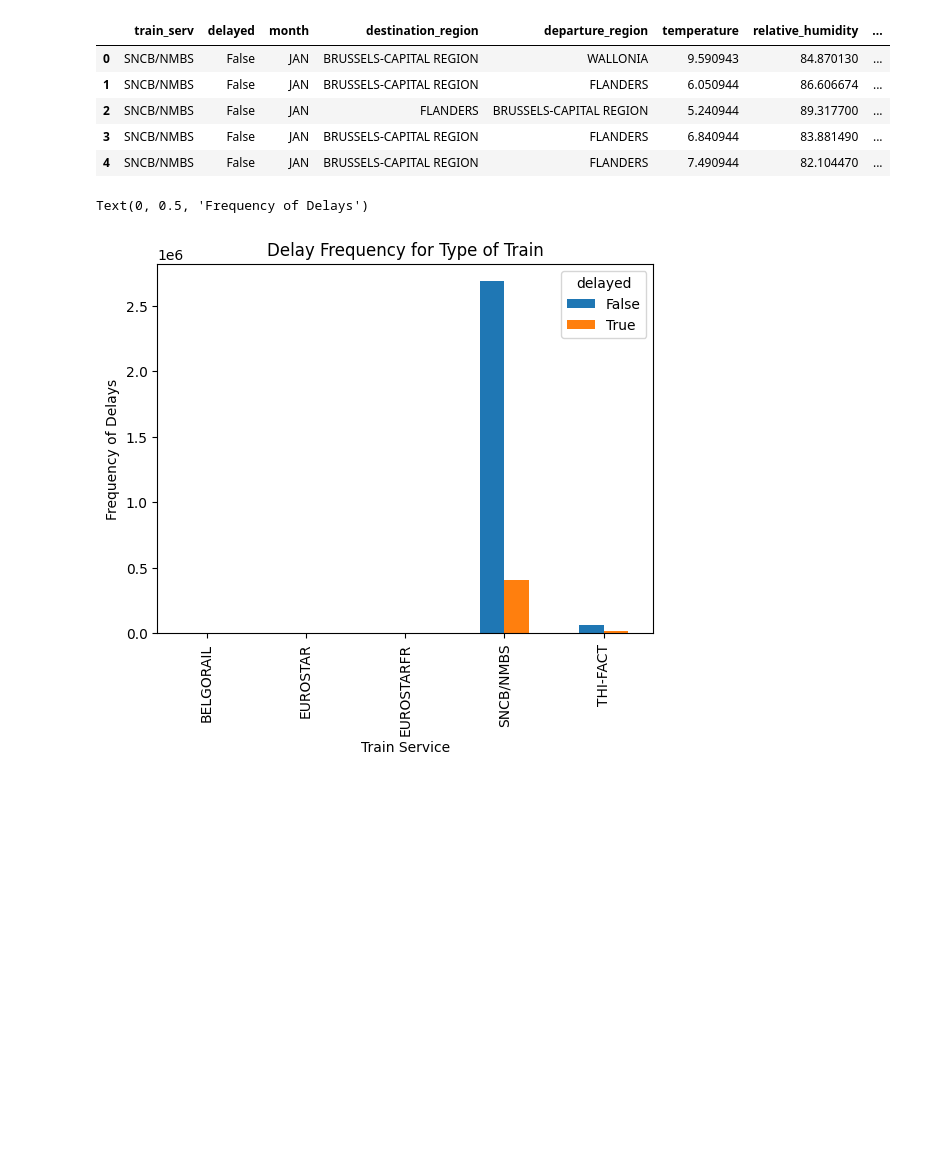
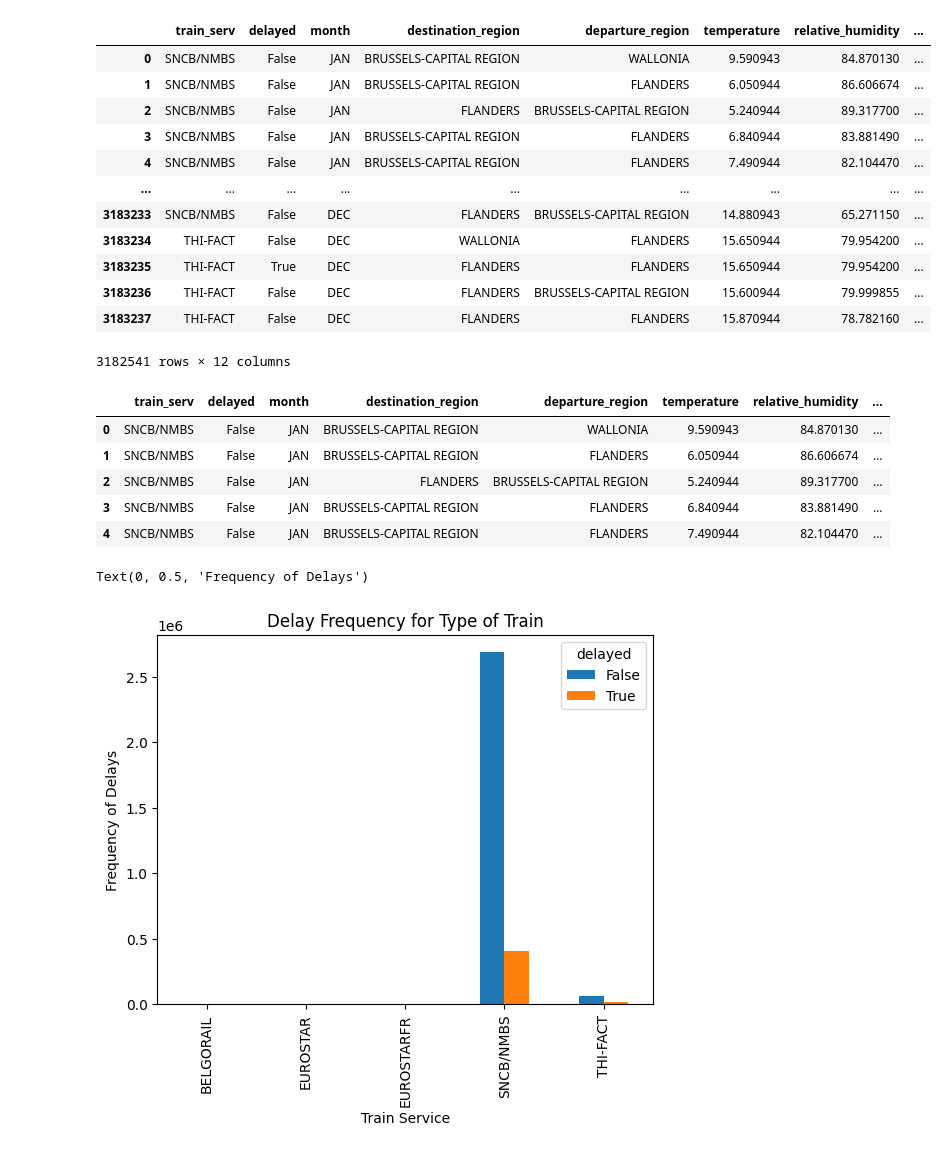
Before and after one commit to ilse-espino/train_delays_belgium, a Jupyter notebook: 4.1-graphs.ipynb, the cells around one changed output. Drawn from its saved outputs; the diff is of its cells as text; code cells hidden in the pictures; blank space fills up the shorter version.

```diff
--- a/4.1-graphs.ipynb
+++ b/4.1-graphs.ipynb
@@ -6,6 +7,22 @@ import matplotlib.pyplot as plt
 pd.set_option("display.max_columns", None)
 # %%
 df = pd.read_pickle("/Users/ilseeb/Desktop/Postgraduate/Train Punctuality Data/df_train_delays.pkl")
+# %%
+df
+# %% [output]
+|  | train_serv | delayed | month | destination_region | departure_region | temperature | relative_humidity | ... |
+| 0 | SNCB/NMBS | False | JAN | BRUSSELS-CAPITAL REGION | WALLONIA | 9.590943 | 84.870130 | ... |
+| 1 | SNCB/NMBS | False | JAN | BRUSSELS-CAPITAL REGION | FLANDERS | 6.050944 | 86.606674 | ... |
+| 2 | SNCB/NMBS | False | JAN | FLANDERS | BRUSSELS-CAPITAL REGION | 5.240944 | 89.317700 | ... |
+| 3 | SNCB/NMBS | False | JAN | BRUSSELS-CAPITAL REGION | FLANDERS | 6.840944 | 83.881490 | ... |
+| 4 | SNCB/NMBS | False | JAN | BRUSSELS-CAPITAL REGION | FLANDERS | 7.490944 | 82.104470 | ... |
+| ... | ... | ... | ... | ... | ... | ... | ... | ... |
+| 3183233 | SNCB/NMBS | False | DEC | FLANDERS | BRUSSELS-CAPITAL REGION | 14.880943 | 65.271150 | ... |
+| 3183234 | THI-FACT | False | DEC | WALLONIA | FLANDERS | 15.650944 | 79.954200 | ... |
+| 3183235 | THI-FACT | True | DEC | FLANDERS | FLANDERS | 15.650944 | 79.954200 | ... |
+| 3183236 | THI-FACT | False | DEC | FLANDERS | BRUSSELS-CAPITAL REGION | 15.600944 | 79.999855 | ... |
+| 3183237 | THI-FACT | False | DEC | FLANDERS | FLANDERS | 15.870944 | 78.782160 | ... |
+3182541 rows × 12 columns
 # %%
 df.head()
 # %% [output]
```
Also changed, not shown: parts of 4 cells of this notebook.
